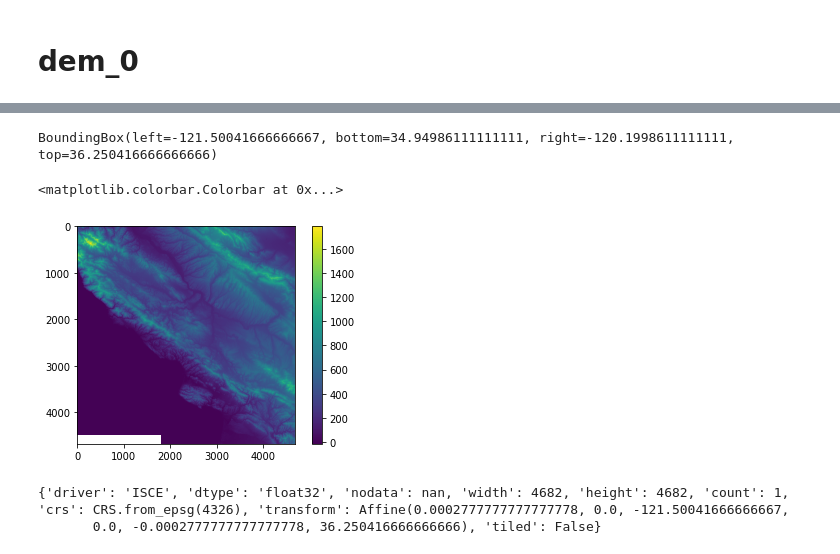
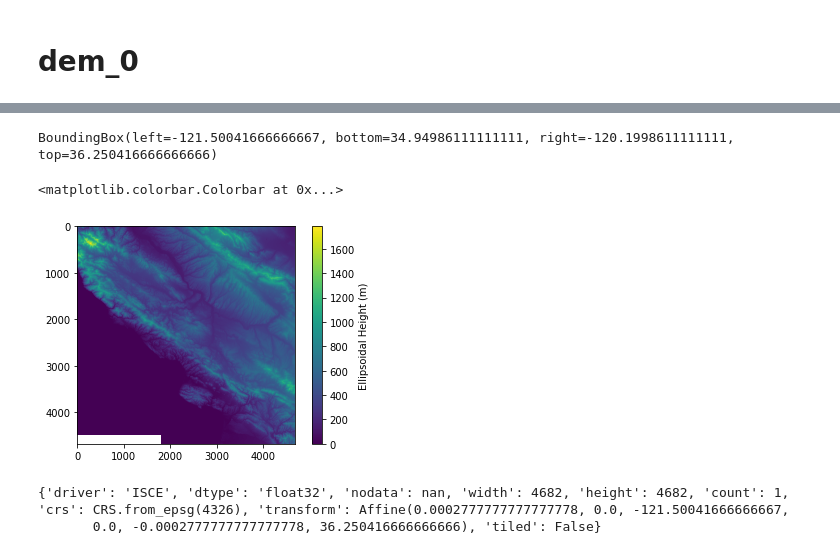
Before and after one commit to ACCESS-Cloud-Based-InSAR/dem-stitcher, a Jupyter notebook: notebooks/Demo.ipynb, the cells around one changed output, grey strips where cells are left out. Saved outputs shown, nothing was run; the diff lists cells and outputs as text; code cells hidden in the pictures.

Commit message:
improve plots

```diff
--- a/notebooks/Demo.ipynb
+++ b/notebooks/Demo.ipynb
@@ -44,13 +44,15 @@ with rasterio.open(out_path_0) as ds:
     print(ds.bounds)
     X_0 = ds.read(1)
     p_0 = ds.profile
-
-plt.imshow(X_0)
-plt.colorbar()
 # %% [output]
 BoundingBox(left=-121.50041666666667, bottom=34.94986111111111, right=-120.1998611111111, top=36.250416666666666)
-<matplotlib.colorbar.Colorbar at 0x...>
-[figure, removed]
+# %%
+fig, ax = plt.subplots()
+im = ax.imshow(X_0, vmin=0)
+fig.colorbar(im, label='Ellipsoidal Height (m)')
+# %% [output]
+<matplotlib.colorbar.Colorbar at 0x...>
+[figure, added]
 # %%
 p_0
 # %% [output]
```
Also changed, not shown: parts of 7 cells of this notebook.
